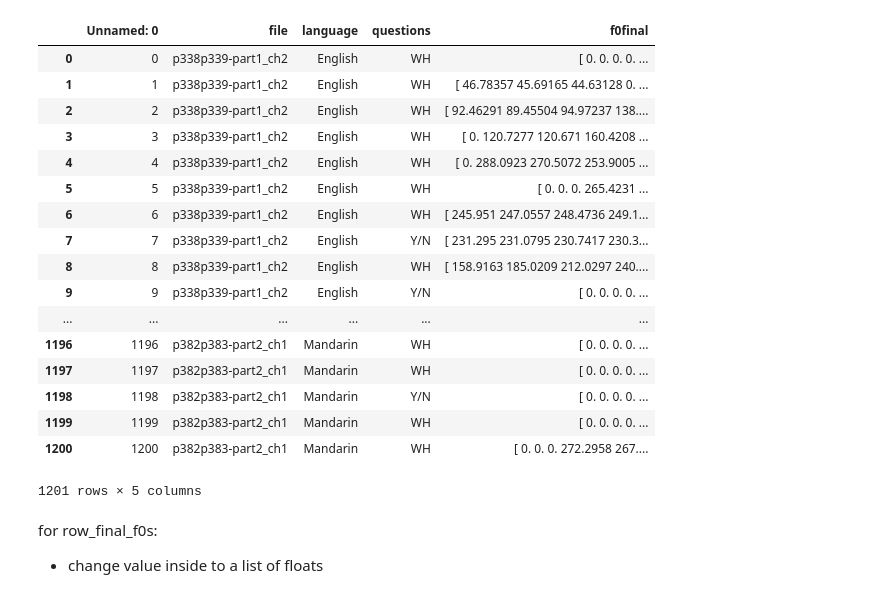
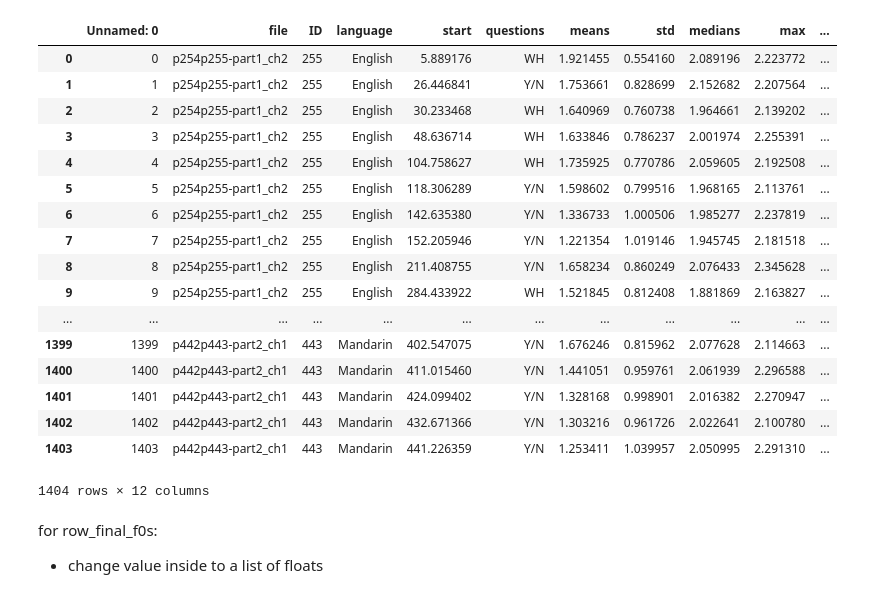
Before and after one commit to rachelrakov/dissertation_code, a Jupyter notebook: get_legendres.ipynb, the cells around one changed output. Drawn from its saved outputs; the diff is of its cells as text; code cells hidden in the pictures.

```diff
--- a/get_legendres.ipynb
+++ b/get_legendres.ipynb
@@ -26,21 +28,0 @@ all_test_data.groupby(["questions", "language"]).count()
-# %%
-all_test_data
-# %% [output]
-|  | Unnamed: 0 | file | language | questions | f0final |
-| 0 | 0 | p338p339-part1_ch2 | English | WH | [ 0. 0. 0. 0. ... |
-| 1 | 1 | p338p339-part1_ch2 | English | WH | [ 46.78357 45.69165 44.63128 0. ... |
-| 2 | 2 | p338p339-part1_ch2 | English | WH | [ 92.46291 89.45504 94.97237 138.... |
-| 3 | 3 | p338p339-part1_ch2 | English | WH | [ 0. 120.7277 120.671 160.4208 ... |
-| 4 | 4 | p338p339-part1_ch2 | English | WH | [ 0. 288.0923 270.5072 253.9005 ... |
-| 5 | 5 | p338p339-part1_ch2 | English | WH | [ 0. 0. 0. 265.4231 ... |
-| 6 | 6 | p338p339-part1_ch2 | English | WH | [ 245.951 247.0557 248.4736 249.1... |
-| 7 | 7 | p338p339-part1_ch2 | English | Y/N | [ 231.295 231.0795 230.7417 230.3... |
-| 8 | 8 | p338p339-part1_ch2 | English | WH | [ 158.9163 185.0209 212.0297 240.... |
-| 9 | 9 | p338p339-part1_ch2 | English | Y/N | [ 0. 0. 0. 0. ... |
-| ... | ... | ... | ... | ... | ... |
-| 1196 | 1196 | p382p383-part2_ch1 | Mandarin | WH | [ 0. 0. 0. 0. ... |
-| 1197 | 1197 | p382p383-part2_ch1 | Mandarin | WH | [ 0. 0. 0. 0. ... |
-| 1198 | 1198 | p382p383-part2_ch1 | Mandarin | Y/N | [ 0. 0. 0. 0. ... |
-| 1199 | 1199 | p382p383-part2_ch1 | Mandarin | WH | [ 0. 0. 0. 0. ... |
-| 1200 | 1200 | p382p383-part2_ch1 | Mandarin | WH | [ 0. 0. 0. 272.2958 267.... |
-1201 rows × 5 columns
@@ -47,3 +31,24 @@ all_test_data
+# %%
+all_train_data
+# %% [output]
+|  | Unnamed: 0 | file | ID | language | start | questions | means | std | medians | max | ... |
+| 0 | 0 | p254p255-part1_ch2 | 255 | English | 5.889176 | WH | 1.921455 | 0.554160 | 2.089196 | 2.223772 | ... |
+| 1 | 1 | p254p255-part1_ch2 | 255 | English | 26.446841 | Y/N | 1.753661 | 0.828699 | 2.152682 | 2.207564 | ... |
+| 2 | 2 | p254p255-part1_ch2 | 255 | English | 30.233468 | WH | 1.640969 | 0.760738 | 1.964661 | 2.139202 | ... |
+| 3 | 3 | p254p255-part1_ch2 | 255 | English | 48.636714 | WH | 1.633846 | 0.786237 | 2.001974 | 2.255391 | ... |
+| 4 | 4 | p254p255-part1_ch2 | 255 | English | 104.758627 | WH | 1.735925 | 0.770786 | 2.059605 | 2.192508 | ... |
+| 5 | 5 | p254p255-part1_ch2 | 255 | English | 118.306289 | Y/N | 1.598602 | 0.799516 | 1.968165 | 2.113761 | ... |
+| 6 | 6 | p254p255-part1_ch2 | 255 | English | 142.635380 | Y/N | 1.336733 | 1.000506 | 1.985277 | 2.237819 | ... |
+| 7 | 7 | p254p255-part1_ch2 | 255 | English | 152.205946 | Y/N | 1.221354 | 1.019146 | 1.945745 | 2.181518 | ... |
+| 8 | 8 | p254p255-part1_ch2 | 255 | English | 211.408755 | Y/N | 1.658234 | 0.860249 | 2.076433 | 2.345628 | ... |
+| 9 | 9 | p254p255-part1_ch2 | 255 | English | 284.433922 | WH | 1.521845 | 0.812408 | 1.881869 | 2.163827 | ... |
+| ... | ... | ... | ... | ... | ... | ... | ... | ... | ... | ... | ... |
+| 1399 | 1399 | p442p443-part2_ch1 | 443 | Mandarin | 402.547075 | Y/N | 1.676246 | 0.815962 | 2.077628 | 2.114663 | ... |
+| 1400 | 1400 | p442p443-part2_ch1 | 443 | Mandarin | 411.015460 | Y/N | 1.441051 | 0.959761 | 2.061939 | 2.296588 | ... |
+| 1401 | 1401 | p442p443-part2_ch1 | 443 | Mandarin | 424.099402 | Y/N | 1.328168 | 0.998901 | 2.016382 | 2.270947 | ... |
+| 1402 | 1402 | p442p443-part2_ch1 | 443 | Mandarin | 432.671366 | Y/N | 1.303216 | 0.961726 | 2.022641 | 2.100780 | ... |
+| 1403 | 1403 | p442p443-part2_ch1 | 443 | Mandarin | 441.226359 | Y/N | 1.253411 | 1.039957 | 2.050995 | 2.291310 | ... |
+1404 rows × 12 columns
 # %% [markdown]
 for row_final_f0s:
 - change value inside to a list of floats
```
Also changed, not shown: parts of 19 cells of this notebook.
